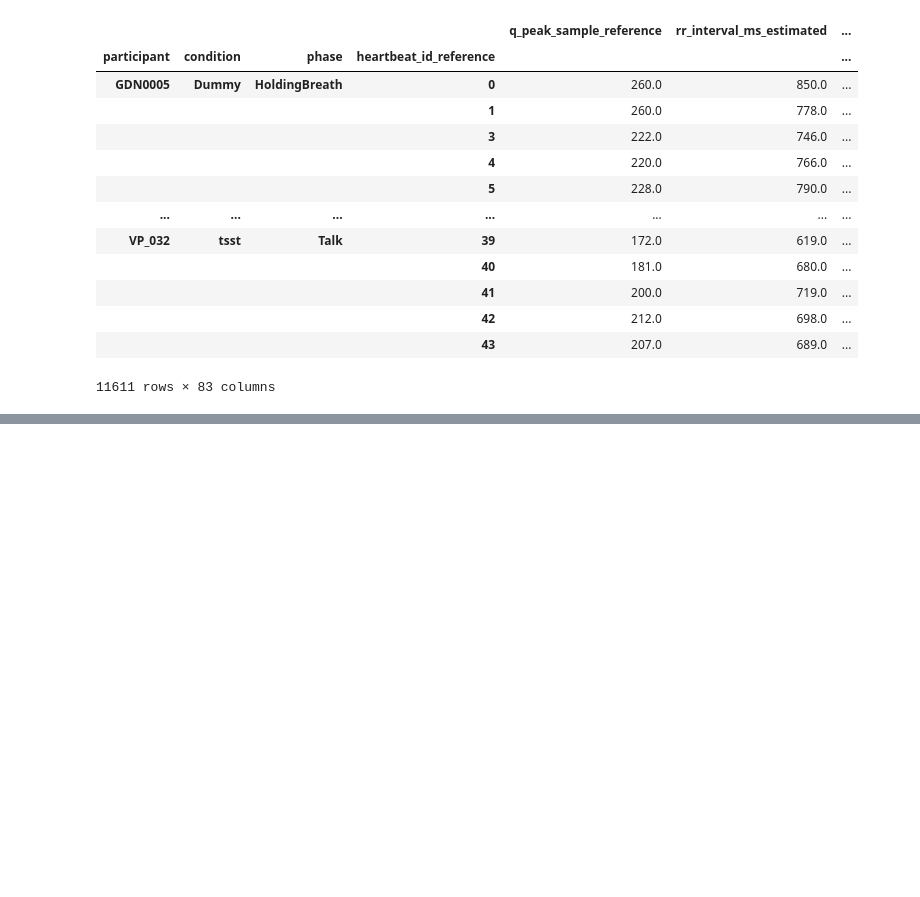
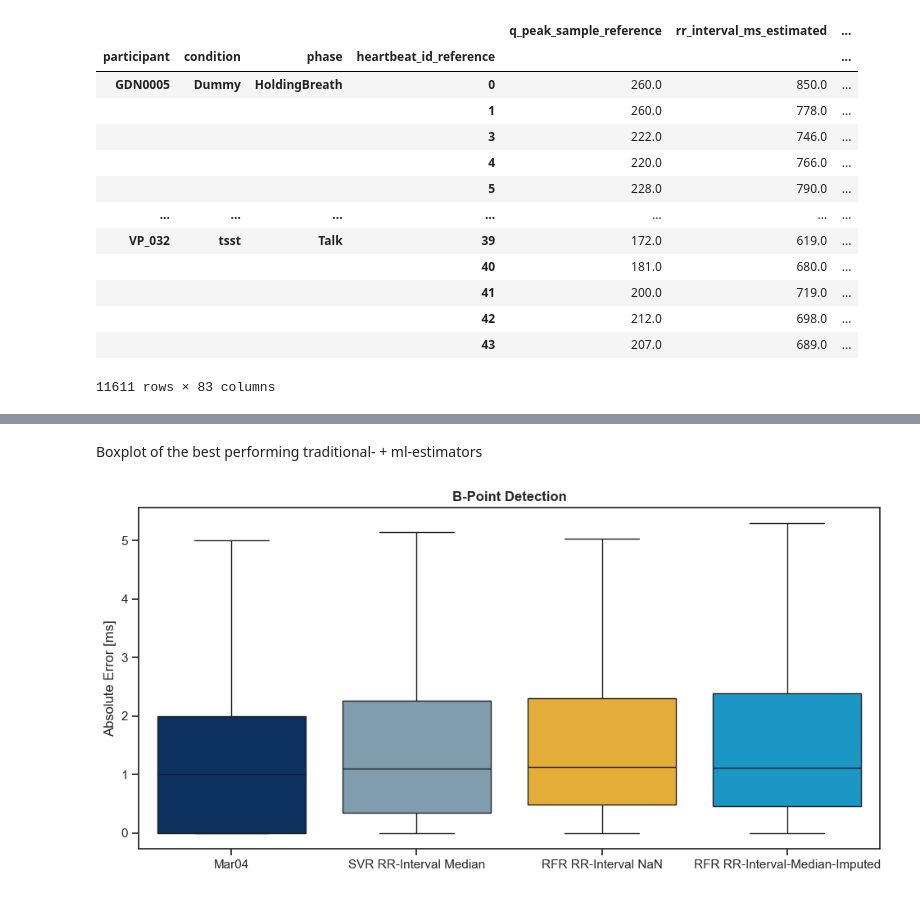
Before and after one commit to empkins/pepbench, a Jupyter notebook: experiments/pep_algorithm_benchmarking/notebooks/ML_analysis/Plotting/Plotting_Q_peak.ipynb, the cells around one changed output, grey strips where cells are left out. Cells and saved outputs as stored; diff of their text form; code cells hidden in the pictures; blank space fills up the shorter version.

```diff
--- a/experiments/pep_algorithm_benchmarking/notebooks/ML_analysis/Plotting/Plotting_Q_peak.ipynb
+++ b/experiments/pep_algorithm_benchmarking/notebooks/ML_analysis/Plotting/Plotting_Q_peak.ipynb
@@ -81 +101,12 @@ merged_ml_results_q_peak
 - ('StandardScaler', 'SelectKBest', 'RandomForestRegressor') Data: RR-Interval-Median-Imputed
+# %%
+algo_dict = {
+    "martinez2004_abs_error": "Mar04",
+    "SS_KBest_SVR_RR-Interval-Median-Imputed_abs_error": "SVR RR-Interval Median",
+    "MinMax_None_RFR_RR-Interval-Include-Nan_abs_error": "RFR RR-Interval NaN",
+    "SS_KBest_RFR_RR-Interval-Median-Imputed_abs_error": "RFR RR-Interval-Median-Imputed",
+}
+# %%
+plot_data = merged_ml_results_q_peak_metrics[["martinez2004_abs_error", "SS_KBest_SVR_RR-Interval-Median-Imputed_abs_error", "MinMax_None_RFR_RR-Interval-Include-Nan_abs_error", "SS_KBest_RFR_RR-Interval-Median-Imputed_abs_error"]]
+plot_data = plot_data.rename(columns=algo_dict)
+plot_data
@@ -81,0 +131,9 @@ merged_ml_results_q_peak
+# %% [markdown]
+Boxplot of the best performing traditional- + ml-estimators
+# %%
+sns.boxplot(plot_data, showfliers=False)
+plt.ylabel("Absolute Error [ms]")
+plt.title("B-Point Detection", fontdict={"weight": "bold"})
+plt.tight_layout()
+# %% [output]
+[figure, added]
```
Also changed, not shown: parts of 15 cells of this notebook, 1 other file.
